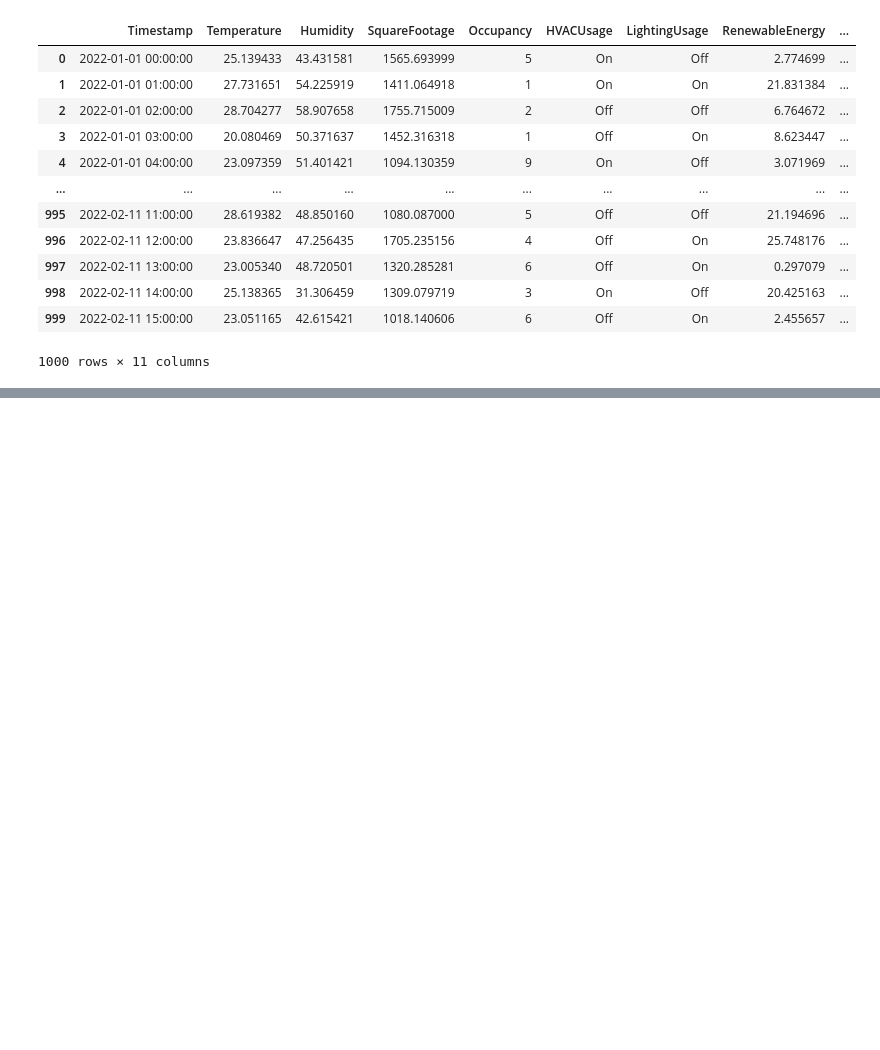
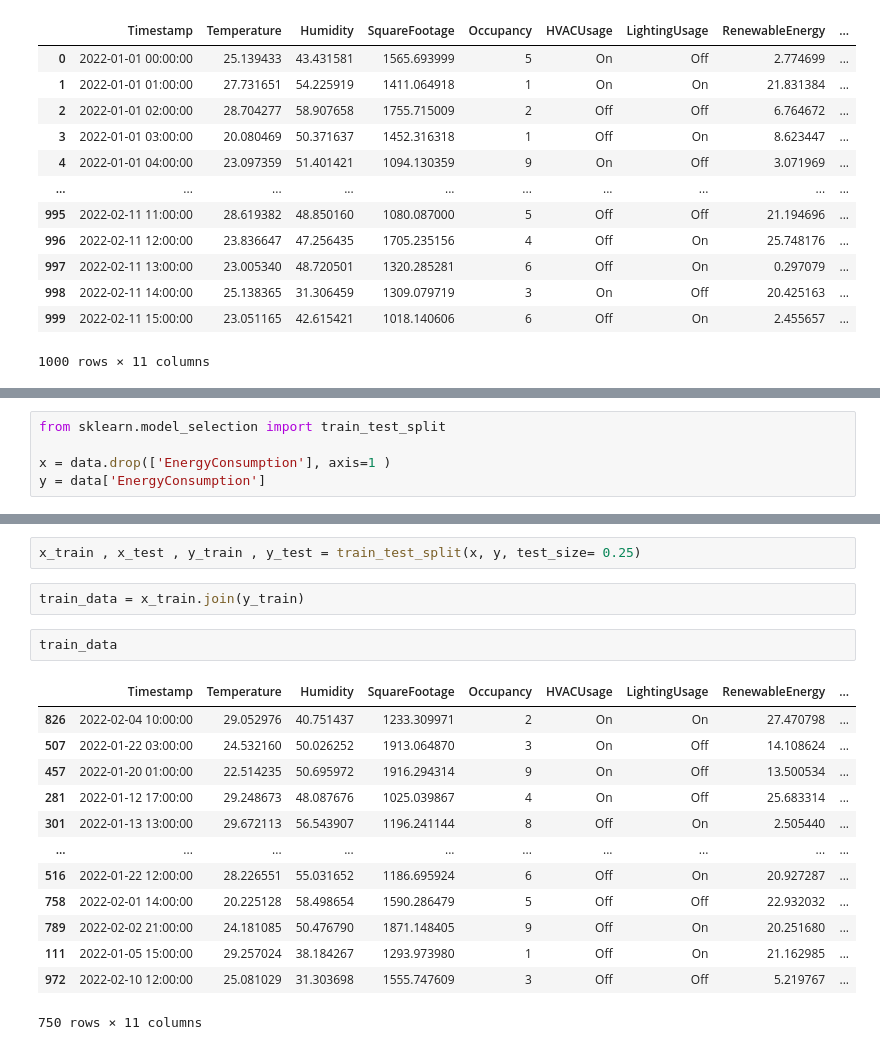
Before and after one commit to hamsa-joshua/WattsNext, a Jupyter notebook: main.ipynb, the cells around one changed output, grey strips where cells are left out. Cells and saved outputs as stored; diff of their text form; blank space fills up the shorter version.

```diff
--- a/main.ipynb
+++ b/main.ipynb
@@ -65,0 +87,5 @@ data
+# %%
+from sklearn.model_selection import train_test_split
+
+x = data.drop(['EnergyConsumption'], axis=1 )
+y = data['EnergyConsumption']
@@ -65,0 +123,20 @@ data
+# %%
+x_train , x_test , y_train , y_test = train_test_split(x, y, test_size= 0.25)
+# %%
+train_data = x_train.join(y_train)
+# %%
+train_data
+# %% [output]
+|  | Timestamp | Temperature | Humidity | SquareFootage | Occupancy | HVACUsage | LightingUsage | RenewableEnergy | ... |
+| 826 | 2022-02-04 10:00:00 | 29.052976 | 40.751437 | 1233.309971 | 2 | On | On | 27.470798 | ... |
+| 507 | 2022-01-22 03:00:00 | 24.532160 | 50.026252 | 1913.064870 | 3 | On | Off | 14.108624 | ... |
+| 457 | 2022-01-20 01:00:00 | 22.514235 | 50.695972 | 1916.294314 | 9 | On | Off | 13.500534 | ... |
+| 281 | 2022-01-12 17:00:00 | 29.248673 | 48.087676 | 1025.039867 | 4 | On | Off | 25.683314 | ... |
+| 301 | 2022-01-13 13:00:00 | 29.672113 | 56.543907 | 1196.241144 | 8 | Off | On | 2.505440 | ... |
+| ... | ... | ... | ... | ... | ... | ... | ... | ... | ... |
+| 516 | 2022-01-22 12:00:00 | 28.226551 | 55.031652 | 1186.695924 | 6 | Off | On | 20.927287 | ... |
+| 758 | 2022-02-01 14:00:00 | 20.225128 | 58.498654 | 1590.286479 | 5 | Off | Off | 22.932032 | ... |
+| 789 | 2022-02-02 21:00:00 | 24.181085 | 50.476790 | 1871.148405 | 9 | Off | On | 20.251680 | ... |
+| 111 | 2022-01-05 15:00:00 | 29.257024 | 38.184267 | 1293.973980 | 1 | Off | On | 21.162985 | ... |
+| 972 | 2022-02-10 12:00:00 | 25.081029 | 31.303698 | 1555.747609 | 3 | Off | Off | 5.219767 | ... |
+750 rows × 11 columns
```
Also changed, not shown: parts of 3 cells of this notebook.
